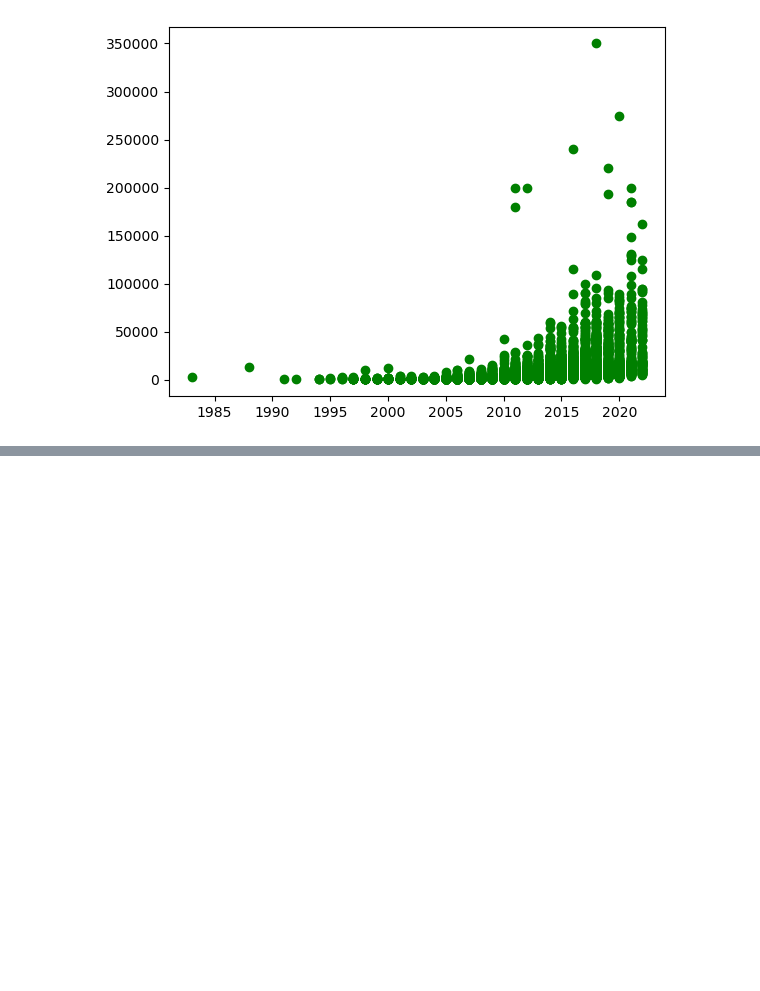
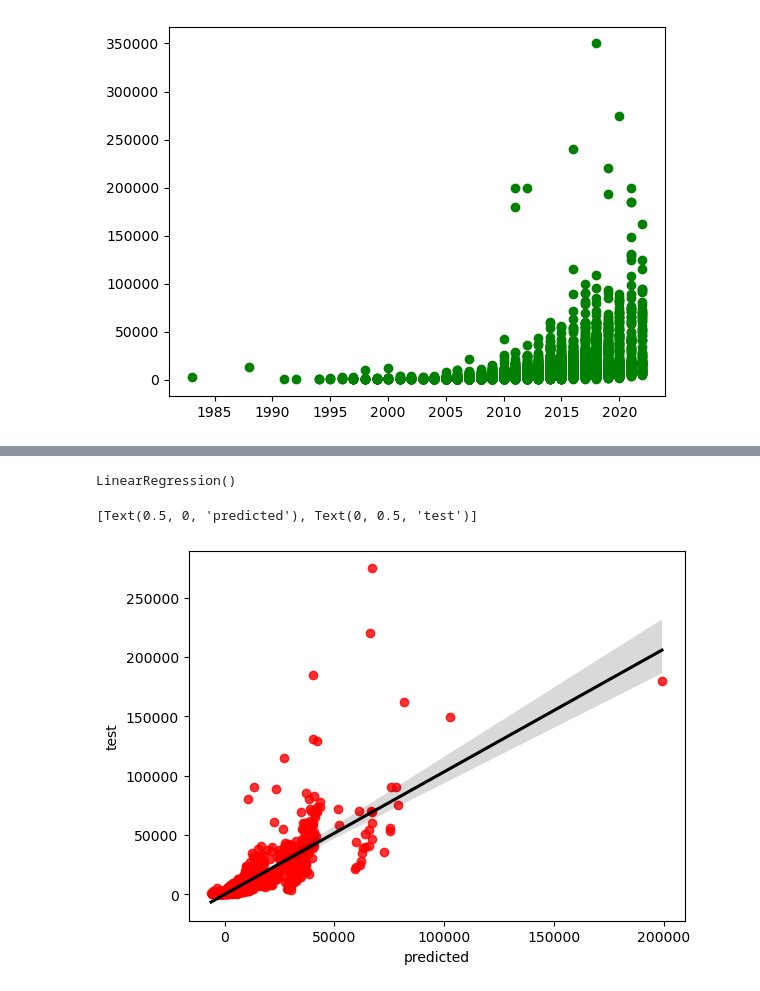
Before and after one commit to vlad-lis/ML-price-prediction, a Jupyter notebook: contribution_files/vlad.ipynb, the cells around one changed output, grey strips where cells are left out. Drawn from its saved outputs; the diff is of its cells as text; code cells hidden in the pictures; blank space fills up the shorter version.

Commit message:
add: regplot

```diff
--- a/contribution_files/vlad.ipynb
+++ b/contribution_files/vlad.ipynb
@@ -198,0 +194,16 @@ LinearRegression()
+# %%
+model = LinearRegression()    # model
+model.fit(X_train, y_train)   # model train
+# %% [output]
+LinearRegression()
+# %%
+y_pred = pd.DataFrame(model.predict(X_test),columns = ['selling_price'] )      # model prediction
+# %%
+yp = y_pred.to_numpy()
+yt = y_test.to_numpy()
+
+plot = sns.regplot(x=yp_,y=yt_,scatter_kws={"color": "red"}, line_kws={"color": "black"})
+plot.set(xlabel='predicted', ylabel='test')
+# %% [output]
+[Text(0.5, 0, 'predicted'), Text(0, 0.5, 'test')]
+[figure, added]
```
Also changed, not shown: parts of 19 cells of this notebook.
